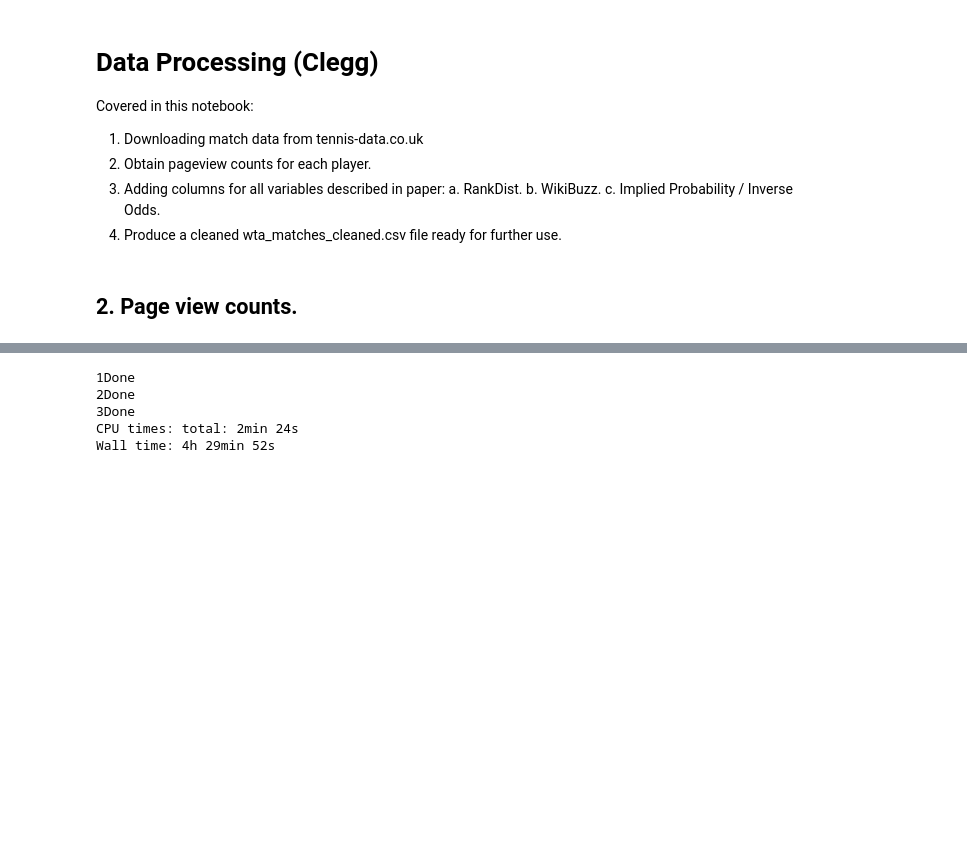
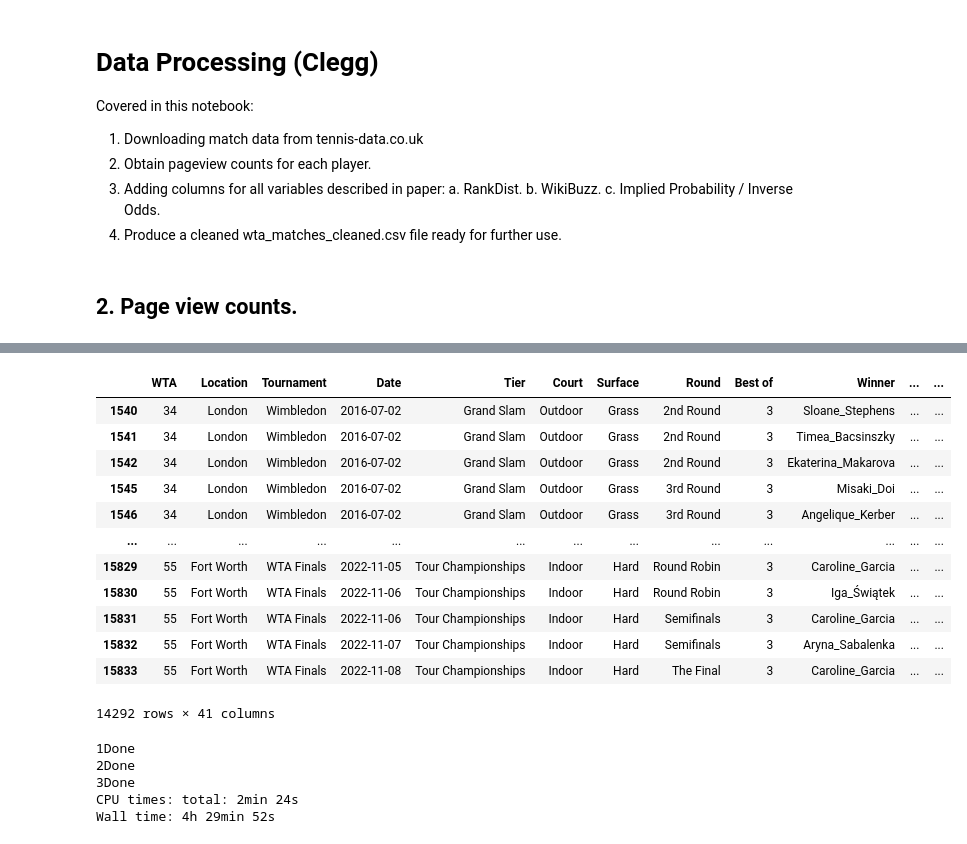
Before and after one commit to Faxulous/notFeelingTheBuzz, a Jupyter notebook: DataProcessing/dataprocess_clegg.ipynb, the cells around one changed output, grey strips where cells are left out. Cells and saved outputs as stored; diff of their text form; code cells hidden in the pictures; blank space fills up the shorter version.

```diff
--- a/DataProcessing/dataprocess_clegg.ipynb
+++ b/DataProcessing/dataprocess_clegg.ipynb
@@ -23,8 +25,10 @@ url = 'http://www.tennis-data.co.uk/{year}w/{year}.xlsx'
 wta_matchess = [(pd.read_excel(url.format(year=str(x)), sheet_name=str(x))) for x in range(2016, 2022 + 1)]
 wta_matches = pd.concat(wta_matchess, axis=0, ignore_index=True)
 wta_matches['Date'] = pd.to_datetime(wta_matches['Date'])
-wta_matches = wta_matches[~(wta_matches['Date'] < '2016-07-02')] # Select matches with 1 year of medians.
+wta_matches = wta_matches[wta_matches["Date"] > '2016-07-01']
 wta_matches['match_id'] = wta_matches.index # Index column.
+wta_matches['Winner'] = wta_matches['Winner'].str.replace(' ', '_')
+wta_matches['Loser'] = wta_matches['Loser'].str.replace(' ', '_')
 # %%
 # Link players to their Wikipedia pages.
 url = "https://drive.google.com/file/d/1PP6qoLuh43Fdkj5oVfqTKN4TWe6dcwfd/view?usp=share_link"
@@ -32,7 +36,11 @@ path = 'https://drive.google.com/uc?export=download&id='+url.split('/')[-2]
 players = pd.read_csv(path)
 
 player_dict = dict(zip(players.odds_player, players.player))
+player_dict = {k.replace(' ', '_'): v.replace(' ', '_') for k, v in player_dict.items() if not isinstance(v, float)}
 new_player_dict = {
+    'Wang_X.':'Wang_Xiyu',
+    'Wang_Xiy.':'Wang_Xiyu',
+    'Stephens_S.':'Sloane_Stephens',
     'Pliskova_Ka.':'Karolína_Plíšková',
     'Williams_S.':'Serena_Williams',
     'Pliskova_Kr.':'Kristýna_Plíšková',
@@ -292,7 +300,8 @@ new_player_dict = {
     'Andreeva_M.':'Erika_Andreeva',
     'Salkova_D.':'Dominika_Šalková',
     'Parks_A.':'Alycia_Parks',
-    'Snigur_D.':'Daria_Snigur'
+    'Snigur_D.':'Daria_Snigur',
+    'Davis_L.':'Lauren_Davis',
 } # Introduce new player:wikipedia_page dictionary.
 player_dict = player_dict | new_player_dict
 
@@ -348,0 +394,26 @@ def get_median_views(player, date) -> float:
+# %%
+# Function to get the day before value and median value
+def get_values(article, date):
+    start_date = date - timedelta(days=365)
+    end_date = date - timedelta(days=1)
+
+    try:
+        past_year_data = pivot_df.loc[start_date:end_date, article]
+    except KeyError:
+        failed_articles.append(article)
+        return (float('nan'), float('nan'))
+
+    if past_year_data.isna().sum() / len(past_year_data) > 0.25:
+        return (float('nan'), float('nan'))
+
+    day_before_value = past_year_data.iloc[-1]
+    median_value = past_year_data.median()
+    print(article)
+    return (day_before_value, median_value)
+
+failed_articles = []
+wta_matches['Date'] = pd.to_datetime(wta_matches['Date'])
+# Apply the get_values function to the winner and loser columns
+wta_matches['winner_day_before_value'], wta_matches['winner_median_value'] = zip(*wta_matches.apply(lambda row: get_values(row['Winner'], row['Date']), axis=1))
+wta_matches['loser_day_before_value'], wta_matches['loser_median_value'] = zip(*wta_matches.apply(lambda row: get_values(row['Loser'], row['Date']), axis=1))
+print("Failed articles:", set(failed_articles))
@@ -349,3 +438,19 @@ def get_median_views(player, date) -> float:
+# %%
+wta_matches
+# %% [output]
+|  | WTA | Location | Tournament | Date | Tier | Court | Surface | Round | Best of | Winner | ... | ... |
+| 1540 | 34 | London | Wimbledon | 2016-07-02 | Grand Slam | Outdoor | Grass | 2nd Round | 3 | Sloane_Stephens | ... | ... |
+| 1541 | 34 | London | Wimbledon | 2016-07-02 | Grand Slam | Outdoor | Grass | 2nd Round | 3 | Timea_Bacsinszky | ... | ... |
+| 1542 | 34 | London | Wimbledon | 2016-07-02 | Grand Slam | Outdoor | Grass | 2nd Round | 3 | Ekaterina_Makarova | ... | ... |
+| 1545 | 34 | London | Wimbledon | 2016-07-02 | Grand Slam | Outdoor | Grass | 3rd Round | 3 | Misaki_Doi | ... | ... |
+| 1546 | 34 | London | Wimbledon | 2016-07-02 | Grand Slam | Outdoor | Grass | 3rd Round | 3 | Angelique_Kerber | ... | ... |
+| ... | ... | ... | ... | ... | ... | ... | ... | ... | ... | ... | ... | ... |
+| 15829 | 55 | Fort Worth | WTA Finals | 2022-11-05 | Tour Championships | Indoor | Hard | Round Robin | 3 | Caroline_Garcia | ... | ... |
+| 15830 | 55 | Fort Worth | WTA Finals | 2022-11-06 | Tour Championships | Indoor | Hard | Round Robin | 3 | Iga_Świątek | ... | ... |
+| 15831 | 55 | Fort Worth | WTA Finals | 2022-11-06 | Tour Championships | Indoor | Hard | Semifinals | 3 | Caroline_Garcia | ... | ... |
+| 15832 | 55 | Fort Worth | WTA Finals | 2022-11-07 | Tour Championships | Indoor | Hard | Semifinals | 3 | Aryna_Sabalenka | ... | ... |
+| 15833 | 55 | Fort Worth | WTA Finals | 2022-11-08 | Tour Championships | Indoor | Hard | The Final | 3 | Caroline_Garcia | ... | ... |
+14292 rows × 41 columns
 # %%
 session = requests.Session()
 def get_yday_views(player, date) -> int:
```
Also changed, not shown: parts of 3 cells of this notebook.
